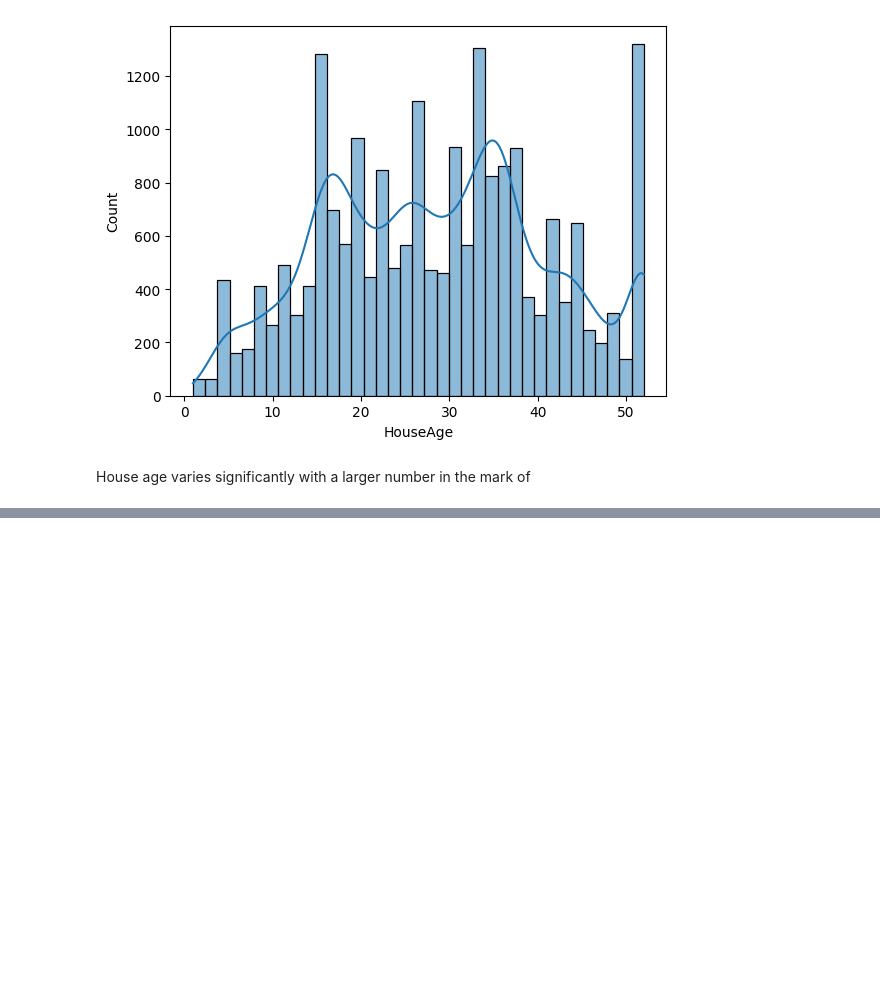
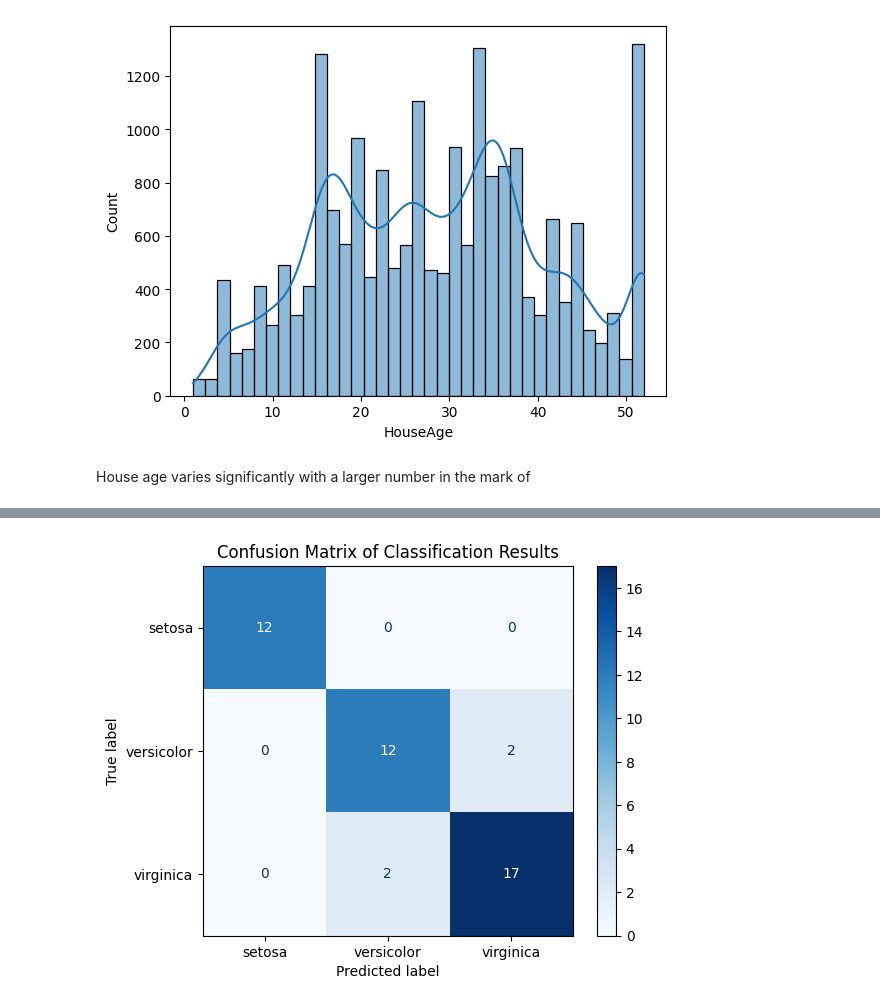
Before and after one commit to gordonnguyen/data-science-1, a Jupyter notebook: hw3/hw3.ipynb, the cells around one changed output, grey strips where cells are left out. Saved outputs shown, nothing was run; the diff lists cells and outputs as text; code cells hidden in the pictures; blank space fills up the shorter version.

```diff
--- a/hw3/hw3.ipynb
+++ b/hw3/hw3.ipynb
@@ -97,0 +226,14 @@ X_train, X_test, y_train, y_test = train_test_split(X, y, test_size=0.3)
+# %%
+from sklearn.metrics import confusion_matrix, ConfusionMatrixDisplay
+import matplotlib.pyplot as plt
+
+# Generate the confusion matrix
+cm = confusion_matrix(y_test_iris, predictions_iris)
+
+# Display the confusion matrix with labels for the three species
+cmd = ConfusionMatrixDisplay(confusion_matrix=cm, display_labels=iris_data.target_names)
+cmd.plot(cmap='Blues')
+plt.title('Confusion Matrix of Classification Results')
+plt.show()
+# %% [output]
+[figure, added]
```
Also changed, not shown: parts of 15 cells of this notebook.
